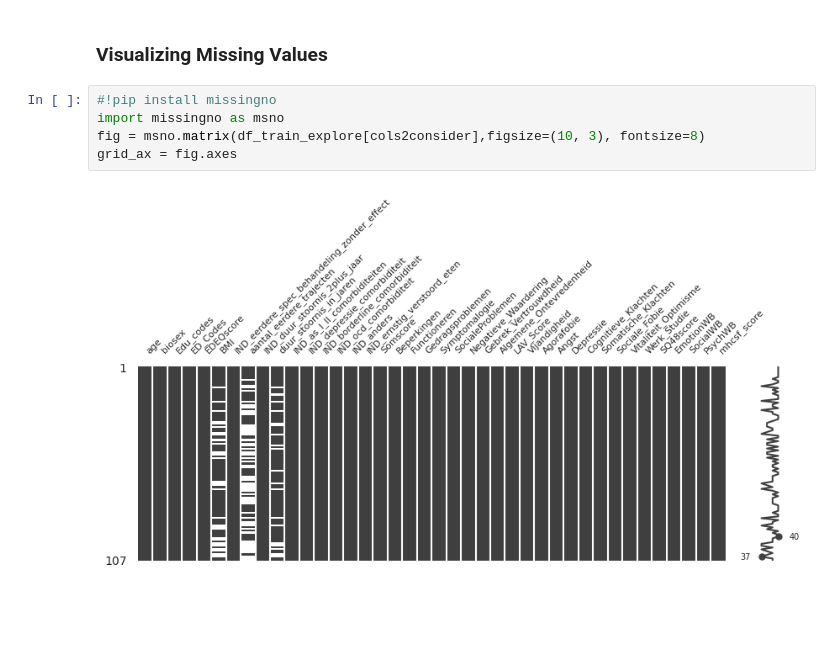
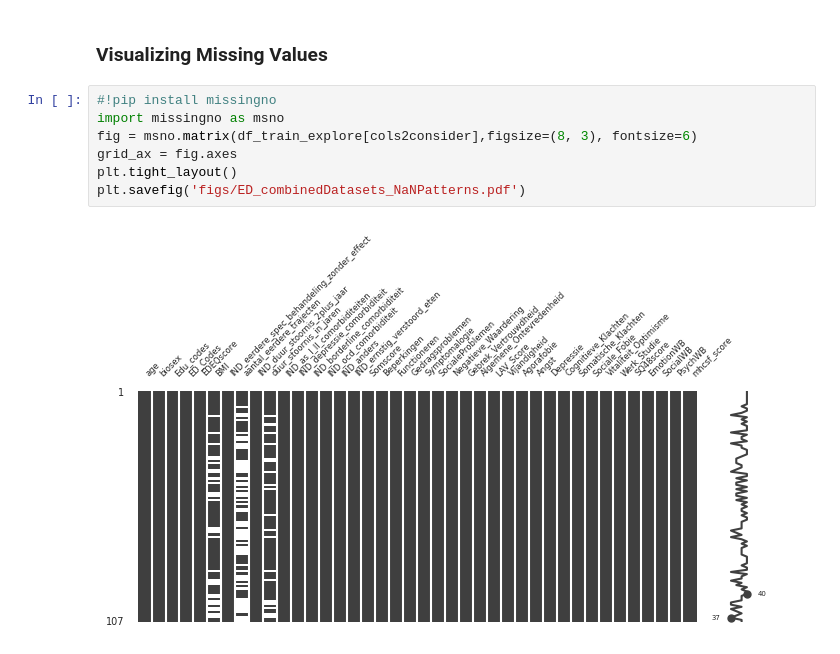
Before and after one commit to SrGh31/ED-profiling, a Jupyter notebook: Exploratory.ipynb, the cells around one changed output. Drawn from its saved outputs; the diff is of its cells as text; blank space fills up the shorter version.

```diff
--- a/Exploratory.ipynb
+++ b/Exploratory.ipynb
@@ -234,7 +182,9 @@ df_Questionnaires[['intid', 'pid', 'leeftijd_invullen', 'age', 'Diff']].loc[df_Q
 # %%
 #!pip install missingno
 import missingno as msno
-fig = msno.matrix(df_train_explore[cols2consider],figsize=(10, 3), fontsize=8)
+fig = msno.matrix(df_train_explore[cols2consider],figsize=(8, 3), fontsize=6)
 grid_ax = fig.axes
+plt.tight_layout()
+plt.savefig('figs/ED_combinedDatasets_NaNPatterns.pdf')
 # %% [output]
-[figure, old version]
+[figure, new version]
```
Also changed, not shown: parts of 29 cells of this notebook, 6 other files.
